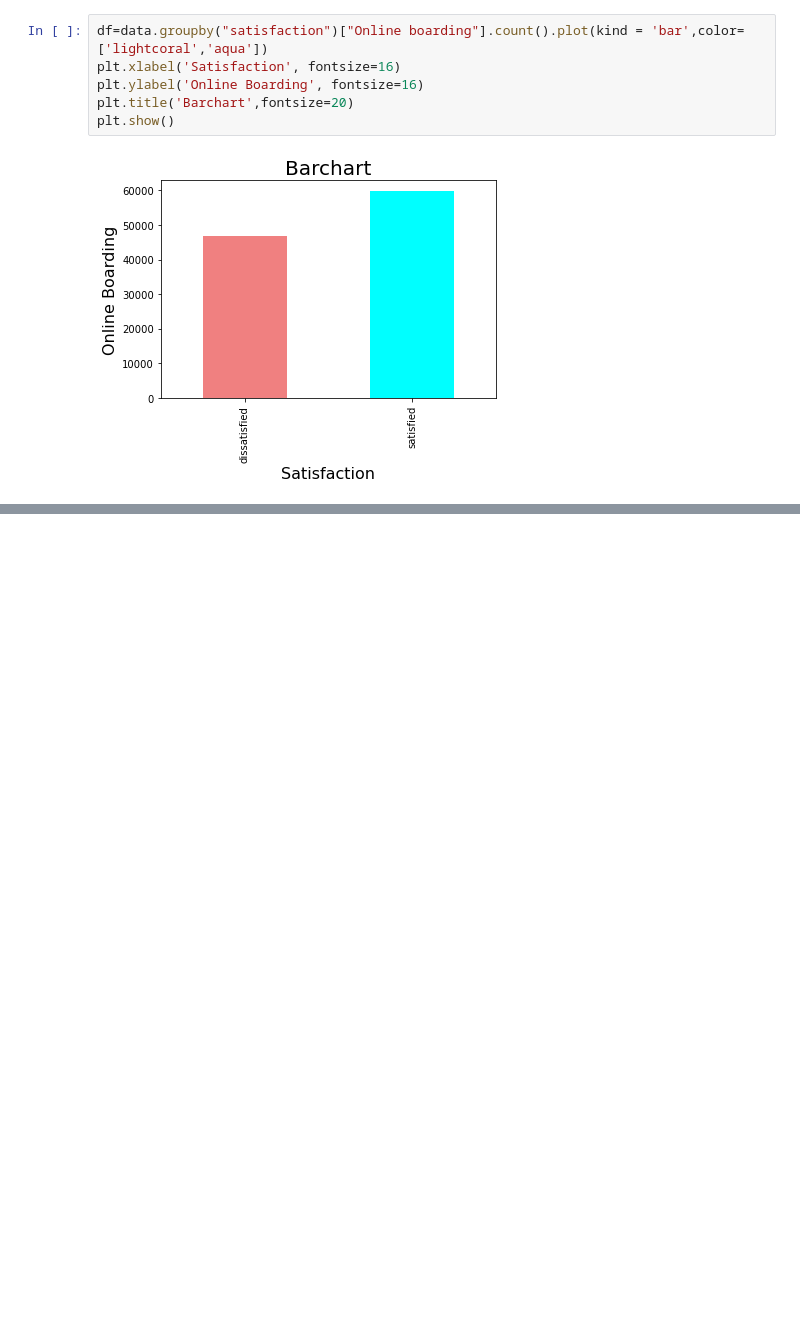
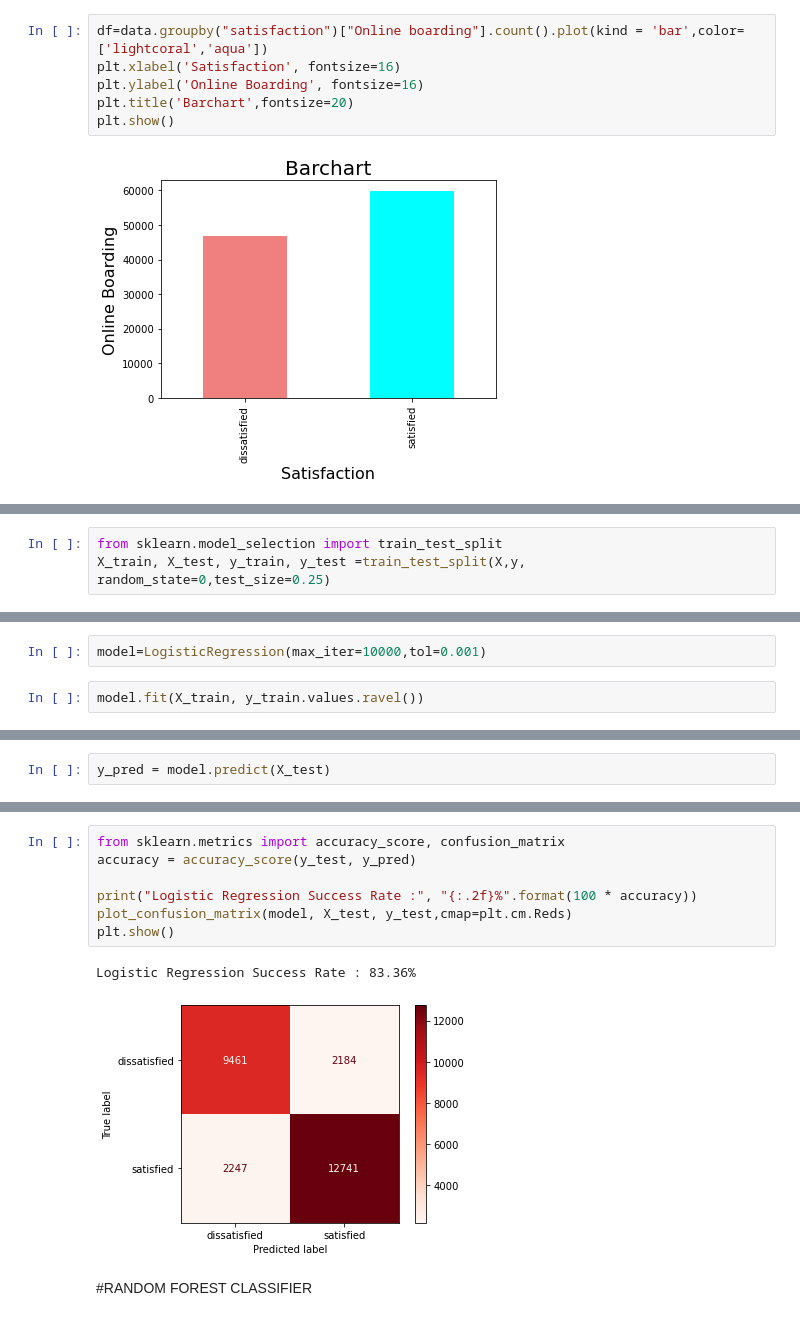
Before and after one commit to humerasd/data-science, a Jupyter notebook: airlines/code/Airlines-data_preprocessing.ipynb, the cells around one changed output, grey strips where cells are left out. Cells and saved outputs as stored; diff of their text form; blank space fills up the shorter version.

Commit message:
Update Airlines-data_preprocessing.ipynb
Encoding ,Logistic Regression and Random Forest Classifier.

```diff
--- a/airlines/code/Airlines-data_preprocessing.ipynb
+++ b/airlines/code/Airlines-data_preprocessing.ipynb
@@ -361,0 +414,3 @@ plt.show()
+# %%
+from sklearn.model_selection import train_test_split
+X_train, X_test, y_train, y_test =train_test_split(X,y, random_state=0,test_size=0.25)
@@ -361,0 +419,4 @@ plt.show()
+# %%
+model=LogisticRegression(max_iter=10000,tol=0.001)
+# %%
+model.fit(X_train, y_train.values.ravel())
@@ -361,0 +430,2 @@ plt.show()
+# %%
+y_pred = model.predict(X_test)
@@ -361,0 +458,12 @@ plt.show()
+# %%
+from sklearn.metrics import accuracy_score, confusion_matrix
+accuracy = accuracy_score(y_test, y_pred)
+
+print("Logistic Regression Success Rate :", "{:.2f}%".format(100 * accuracy))
+plot_confusion_matrix(model, X_test, y_test,cmap=plt.cm.Reds)
+plt.show()
+# %% [output]
+Logistic Regression Success Rate : 83.36%
+[figure, added]
+# %% [markdown]
+#RANDOM FOREST CLASSIFIER
```
Also changed, not shown: parts of 28 cells of this notebook.
